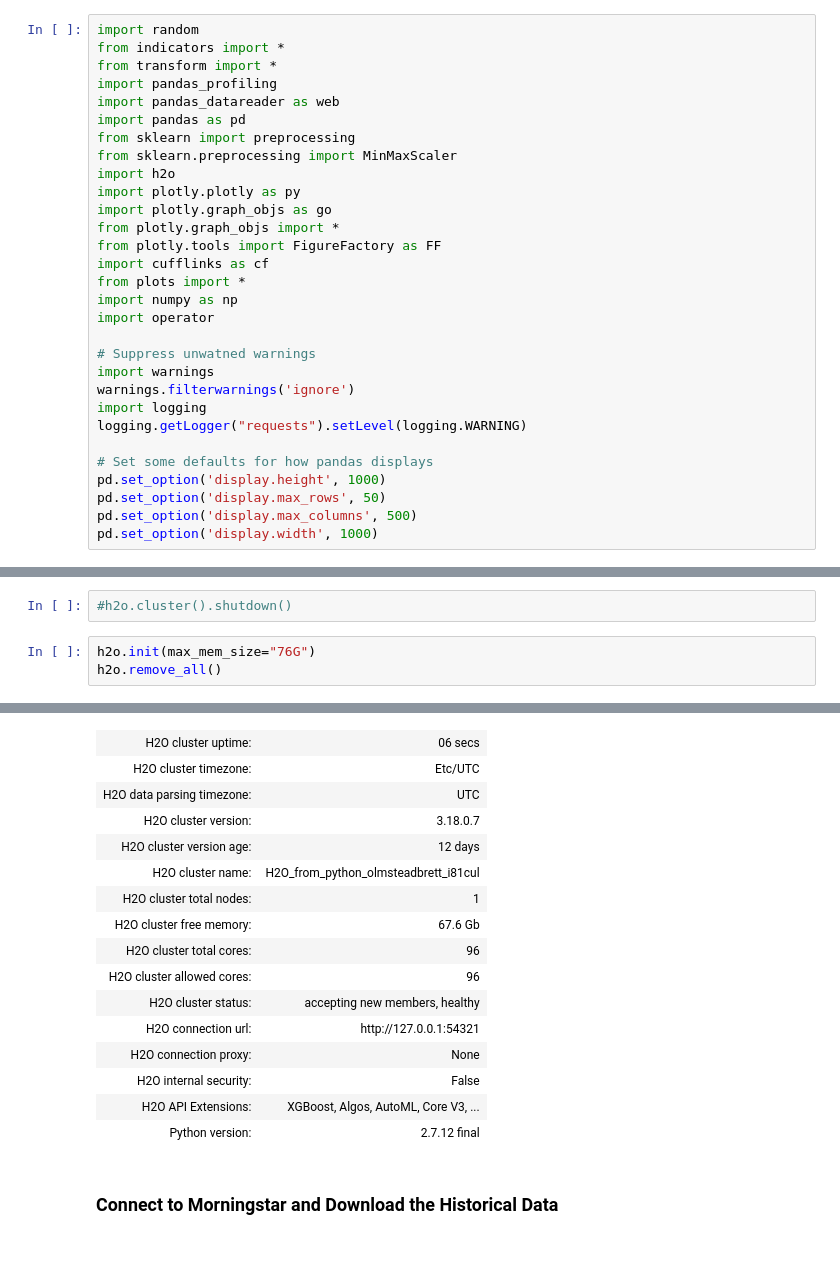
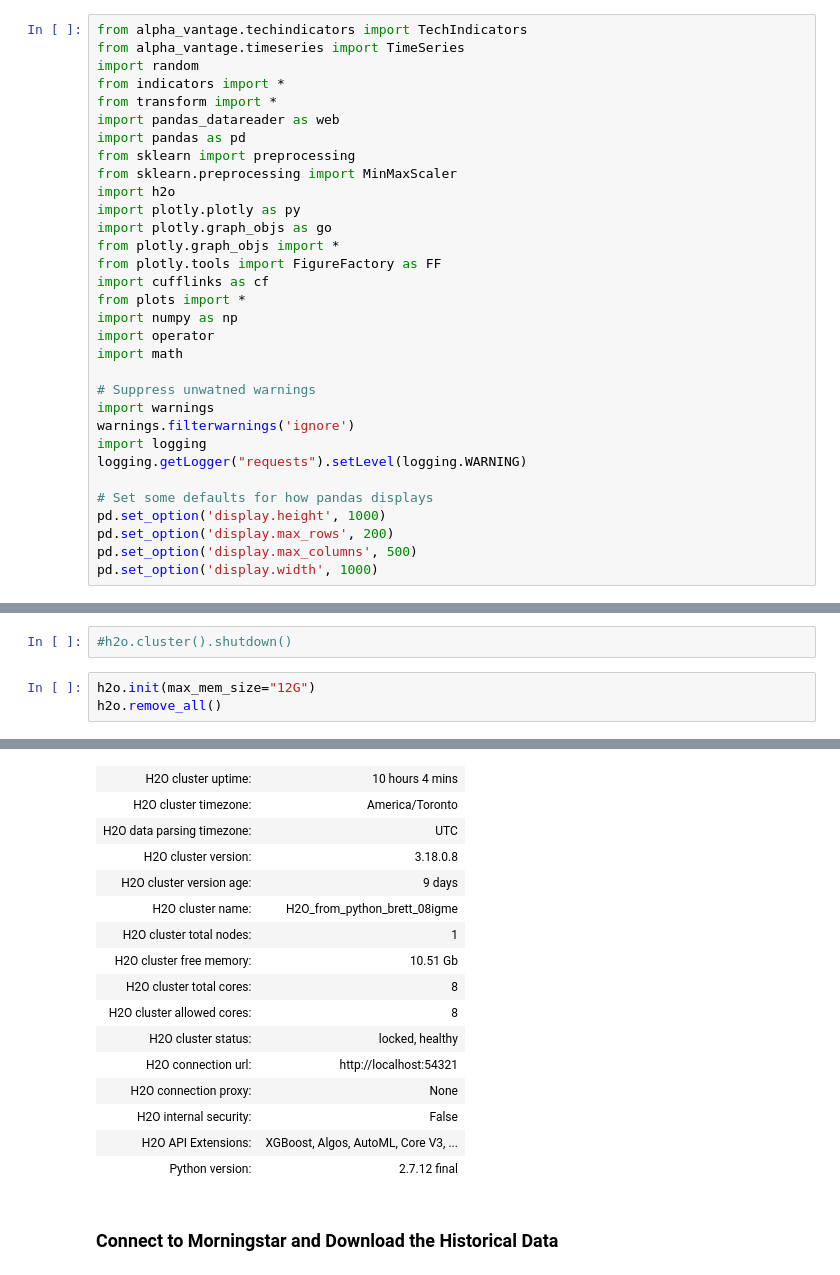
Before and after one commit to Brett777/ticker, a Jupyter notebook: Stock Market Classification.ipynb, the cells around one changed output, grey strips where cells are left out. Drawn from its saved outputs; the diff is of its cells as text.

```diff
--- a/Stock Market Classification.ipynb
+++ b/Stock Market Classification.ipynb
@@ -20,10 +20,11 @@ In finance, technical analysis is an analysis methodology for forecasting the di
 
 Are we about to get rich?
 # %%
+from alpha_vantage.techindicators import TechIndicators
+from alpha_vantage.timeseries import TimeSeries
 import random
 from indicators import *
 from transform import *
-import pandas_profiling
 import pandas_datareader as web
 import pandas as pd
 from sklearn import preprocessing
@@ -37,6 +38,7 @@ import cufflinks as cf
 from plots import *
 import numpy as np
 import operator
+import math
 
 # Suppress unwatned warnings
 import warnings
@@ -46,7 +48,7 @@ logging.getLogger("requests").setLevel(logging.WARNING)
 
 # Set some defaults for how pandas displays
 pd.set_option('display.height', 1000)
-pd.set_option('display.max_rows', 50)
+pd.set_option('display.max_rows', 200)
 pd.set_option('display.max_columns', 500)
 pd.set_option('display.width', 1000)
 # %% [markdown]
@@ -64,6 +66,6 @@ split_test = pd.datetime(2018,4,1)
 # %%
 #h2o.cluster().shutdown()
 # %%
-h2o.init(max_mem_size="76G")
+h2o.init(max_mem_size="12G")
 h2o.remove_all()
 # %% [output]
@@ -79,15 +73,15 @@ Connecting to H2O server at http://127.0.0.1:54321... successful.
-| H2O cluster uptime: | 06 secs |
-| H2O cluster timezone: | Etc/UTC |
+| H2O cluster uptime: | 10 hours 4 mins |
+| H2O cluster timezone: | America/Toronto |
 | H2O data parsing timezone: | UTC |
-| H2O cluster version: | 3.18.0.7 |
-| H2O cluster version age: | 12 days |
-| H2O cluster name: | H2O_from_python_olmsteadbrett_i81cul |
+| H2O cluster version: | 3.18.0.8 |
+| H2O cluster version age: | 9 days |
+| H2O cluster name: | H2O_from_python_brett_08igme |
 | H2O cluster total nodes: | 1 |
-| H2O cluster free memory: | 67.6 Gb |
-| H2O cluster total cores: | 96 |
-| H2O cluster allowed cores: | 96 |
-| H2O cluster status: | accepting new members, healthy |
-| H2O connection url: | http://127.0.0.1:54321 |
+| H2O cluster free memory: | 10.51 Gb |
+| H2O cluster total cores: | 8 |
+| H2O cluster allowed cores: | 8 |
+| H2O cluster status: | locked, healthy |
+| H2O connection url: | http://localhost:54321 |
 | H2O connection proxy: | None |
 | H2O internal security: | False |
 | H2O API Extensions: | XGBoost, Algos, AutoML, Core V3, ... |
```
Also changed, not shown: parts of 17 cells of this notebook, 7 other files.
